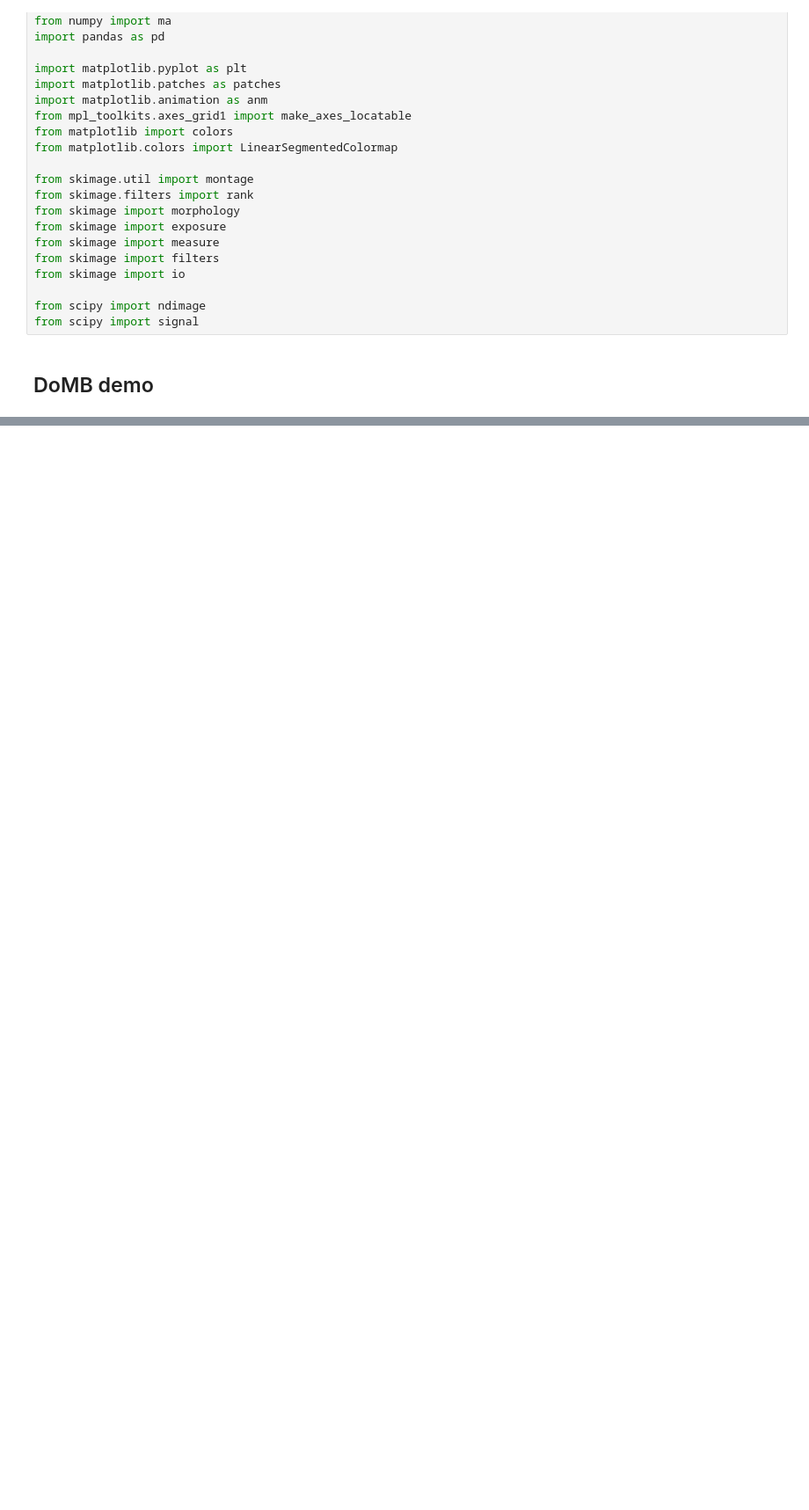
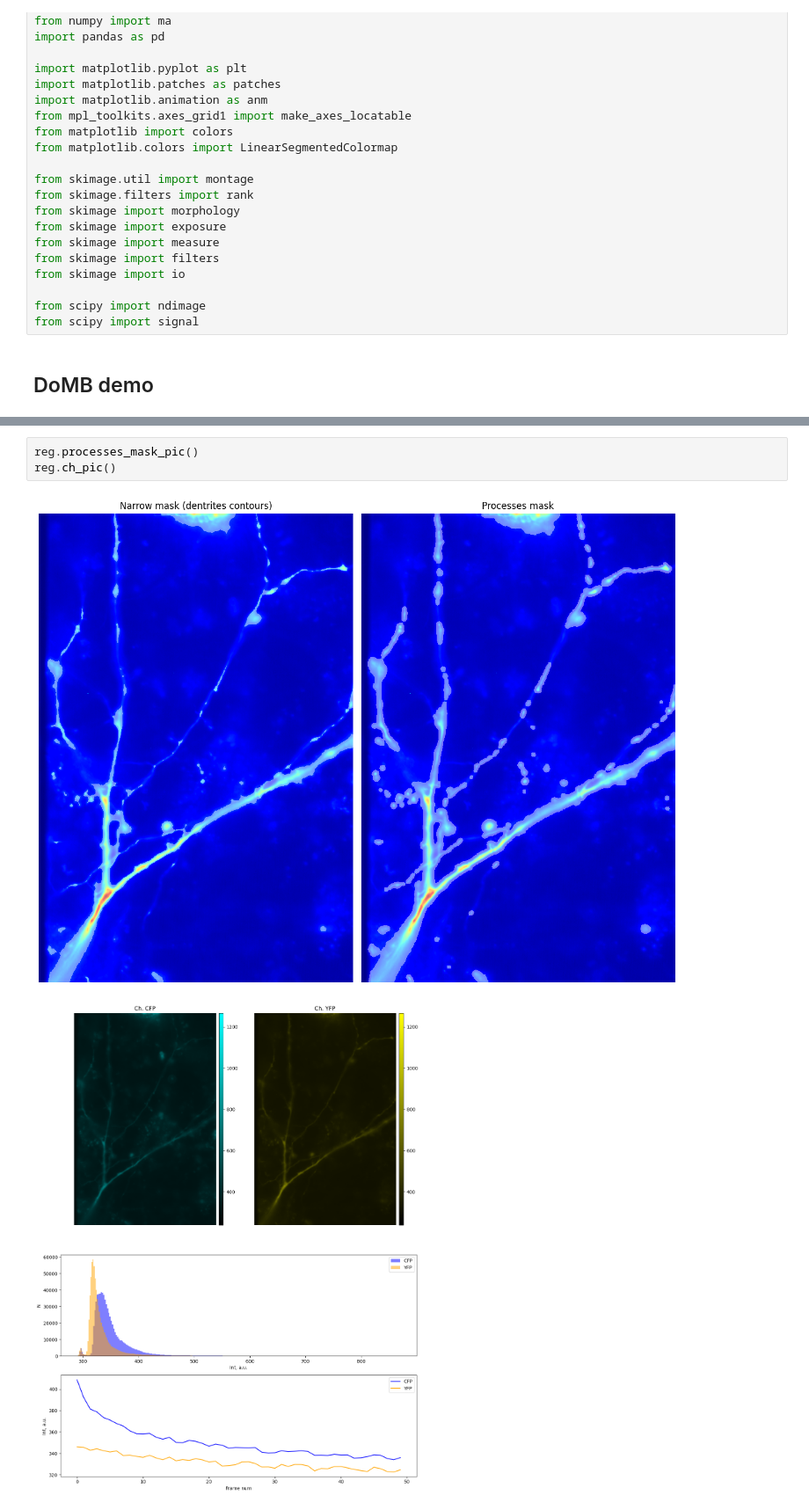
Before and after one commit to wisstock/LTData, a Jupyter notebook: demo.ipynb, the cells around one changed output, grey strips where cells are left out. Shown at 88% size. Cells and saved outputs as stored; diff of their text form; blank space fills up the shorter version.

```diff
--- a/demo.ipynb
+++ b/demo.ipynb
@@ -380,0 +52,6 @@ print(prof_arr.shape)
+# %%
+reg.processes_mask_pic()
+reg.ch_pic()
+# %% [output]
+[figure, added]
+[figure, added]
```
Also changed, not shown: parts of 28 cells of this notebook, 1 other file.
